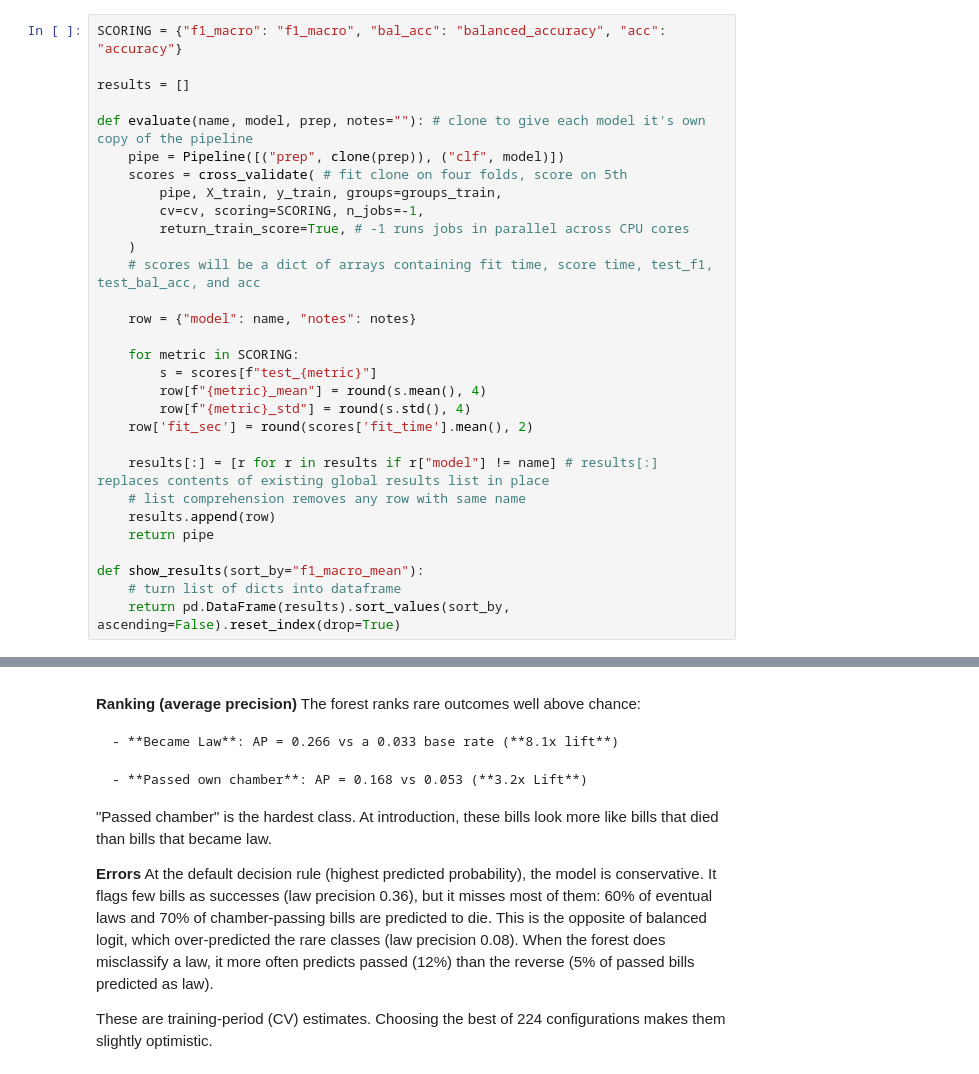
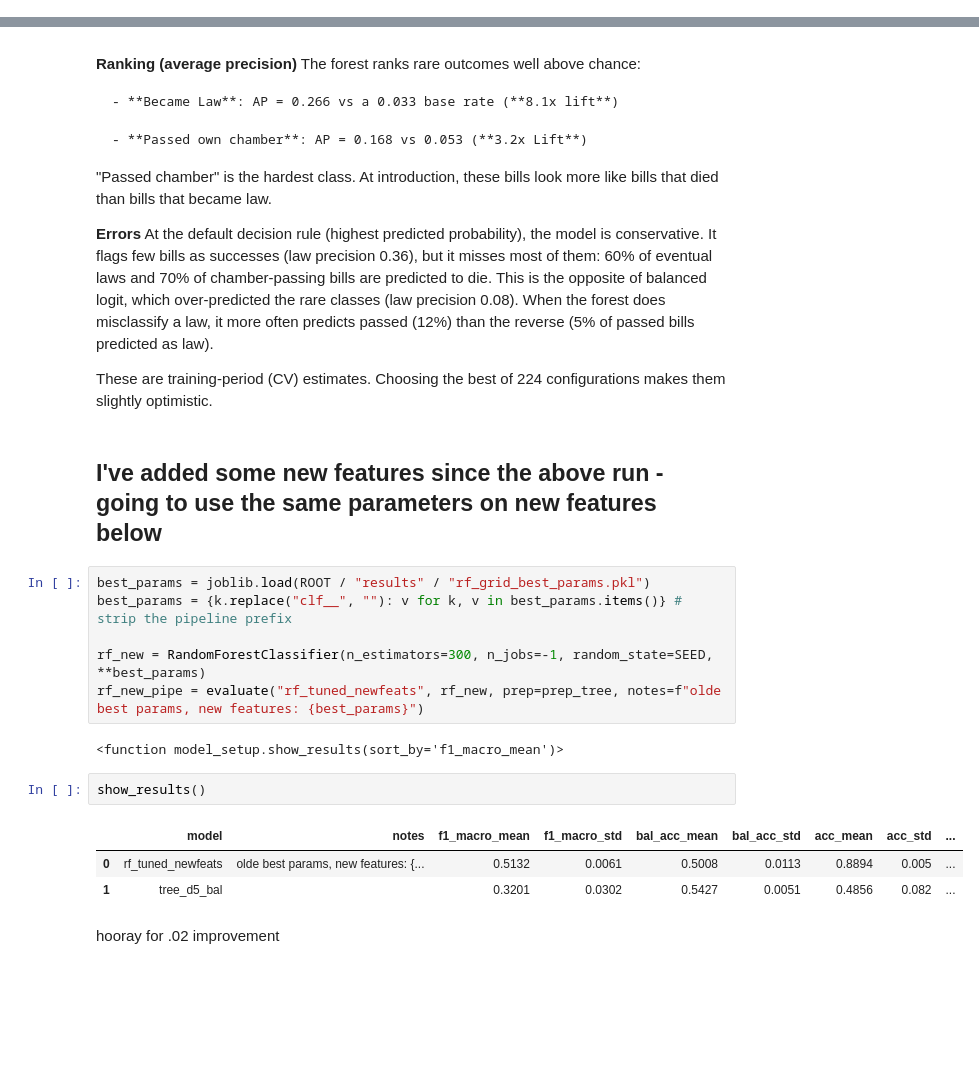
Before and after one commit to evanblizzard/ds_6021_final_project, a Jupyter notebook: Notebooks/04b_random_forest.ipynb, the cells around one changed output, grey strips where cells are left out. Drawn from its saved outputs; the diff is of its cells as text; blank space fills up the shorter version.

Commit message:
got all the new features in the csv and created setup file to prevent duplicating the same imports and function definitions across multiple notebooks

```diff
--- a/Notebooks/04b_random_forest.ipynb
+++ b/Notebooks/04b_random_forest.ipynb
@@ -89,30 +0,0 @@ fold_counts
-# %%
-SCORING = {"f1_macro": "f1_macro", "bal_acc": "balanced_accuracy", "acc": "accuracy"}
-
-results = []
-
-def evaluate(name, model, prep, notes=""): # clone to give each model it's own copy of the pipeline
-    pipe = Pipeline([("prep", clone(prep)), ("clf", model)])
-    scores = cross_validate( # fit clone on four folds, score on 5th
-        pipe, X_train, y_train, groups=groups_train,
-        cv=cv, scoring=SCORING, n_jobs=-1,
-        return_train_score=True, # -1 runs jobs in parallel across CPU cores
-    )
-    # scores will be a dict of arrays containing fit time, score time, test_f1, test_bal_acc, and acc
-
-    row = {"model": name, "notes": notes}
-
-    for metric in SCORING:
-        s = scores[f"test_{metric}"]
-        row[f"{metric}_mean"] = round(s.mean(), 4)
-        row[f"{metric}_std"] = round(s.std(), 4)
-    row['fit_sec'] = round(scores['fit_time'].mean(), 2)
-
-    results[:] = [r for r in results if r["model"] != name] # results[:] replaces contents of existing global results list in place
-    # list comprehension removes any row with same name
-    results.append(row)
-    return pipe
-
-def show_results(sort_by="f1_macro_mean"):
-    # turn list of dicts into dataframe
-    return pd.DataFrame(results).sort_values(sort_by, ascending=False).reset_index(drop=True)
@@ -410,3 +298,21 @@ Text(0.5, 1.0, 'Tuned RF: out-of-fold, row-normalized')
 **Errors** At the default decision rule (highest predicted probability), the model is conservative. It flags few bills as successes (law precision 0.36), but it misses most of them: 60% of eventual laws and 70% of chamber-passing bills are predicted to die. This is the opposite of balanced logit, which over-predicted the rare classes (law precision 0.08). When the forest does misclassify a law, it more often predicts passed (12%) than the reverse (5% of passed bills predicted as law).
 
  These are training-period (CV) estimates. Choosing the best of 224 configurations makes them slightly optimistic.
+# %% [markdown]
+## I've added some new features since the above run - going to use the same parameters on new features below
+# %%
+best_params = joblib.load(ROOT / "results" / "rf_grid_best_params.pkl")
+best_params = {k.replace("clf__", ""): v for k, v in best_params.items()} # strip the pipeline prefix
+
+rf_new = RandomForestClassifier(n_estimators=300, n_jobs=-1, random_state=SEED, **best_params)
+rf_new_pipe = evaluate("rf_tuned_newfeats", rf_new, prep=prep_tree, notes=f"olde best params, new features: {best_params}")
+# %% [output]
+<function model_setup.show_results(sort_by='f1_macro_mean')>
+# %%
+show_results()
+# %% [output]
+|  | model | notes | f1_macro_mean | f1_macro_std | bal_acc_mean | bal_acc_std | acc_mean | acc_std | ... |
+| 0 | rf_tuned_newfeats | olde best params, new features: {... | 0.5132 | 0.0061 | 0.5008 | 0.0113 | 0.8894 | 0.005 | ... |
+| 1 | tree_d5_bal |  | 0.3201 | 0.0302 | 0.5427 | 0.0051 | 0.4856 | 0.082 | ... |
+# %% [markdown]
+hooray for .02 improvement
```
Also changed, not shown: parts of 11 cells of this notebook, 5 other files.
